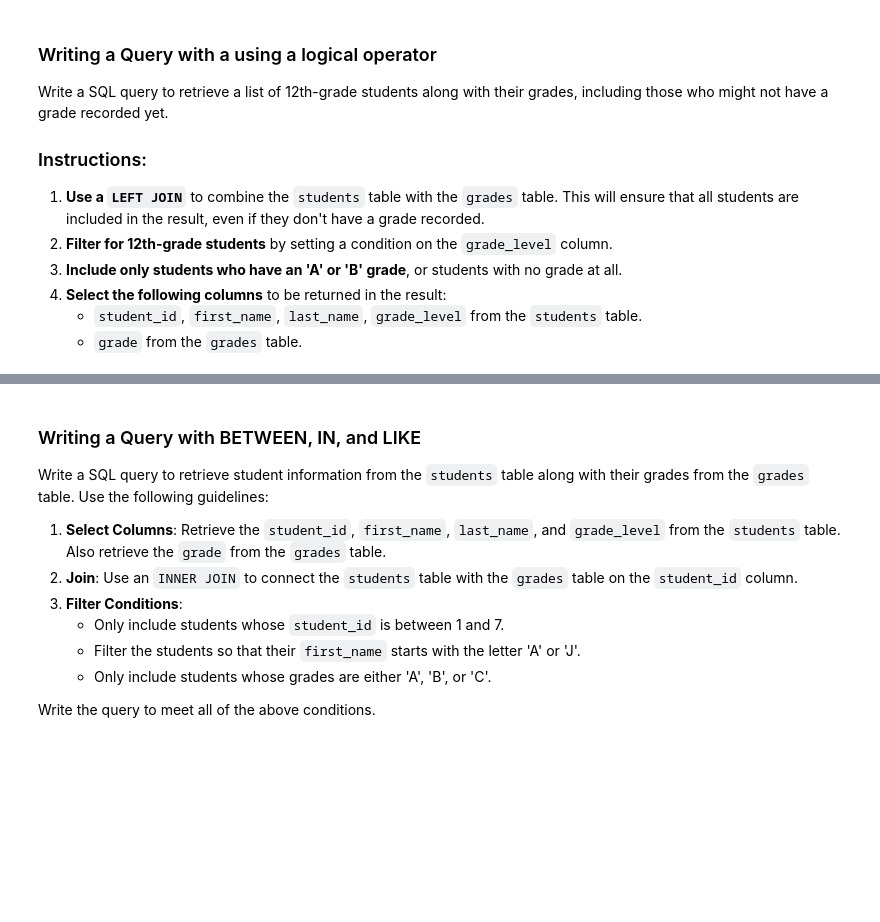
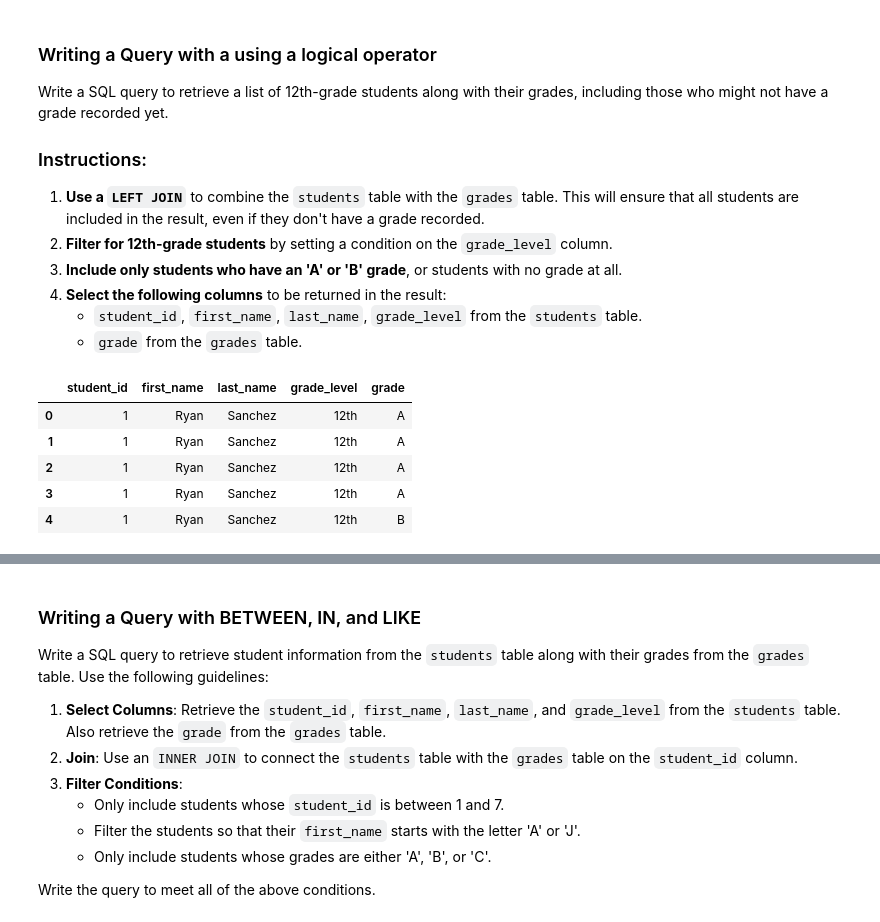
Before and after one commit to joelie1105/SQL_Test, a Jupyter notebook: final.ipynb, the cells around one changed output, grey strips where cells are left out. Drawn from its saved outputs; the diff is of its cells as text; code cells hidden in the pictures; blank space fills up the shorter version.

```diff
--- a/final.ipynb
+++ b/final.ipynb
@@ -460,2 +478,19 @@ sql(Logical_operators).head()
+# %%
+Logical_operators = """
+SELECT students.student_id, students.first_name, students.last_name, students.grade_level, grades.grade
+FROM students
+LEFT JOIN grades
+ON students.student_id = grades.student_id
+WHERE students.grade_level = '12th' AND (grades.grade = 'A' OR grades.grade = 'B')
+"""
+
+sql(Logical_operators).head()
+# %% [output]
+|  | student_id | first_name | last_name | grade_level | grade |
+| 0 | 1 | Ryan | Sanchez | 12th | A |
+| 1 | 1 | Ryan | Sanchez | 12th | A |
+| 2 | 1 | Ryan | Sanchez | 12th | A |
+| 3 | 1 | Ryan | Sanchez | 12th | A |
+| 4 | 1 | Ryan | Sanchez | 12th | B |
 # %%
 test_instance.logical_operators_test(Logical_operators)
```
Also changed, not shown: parts of 24 cells of this notebook.
